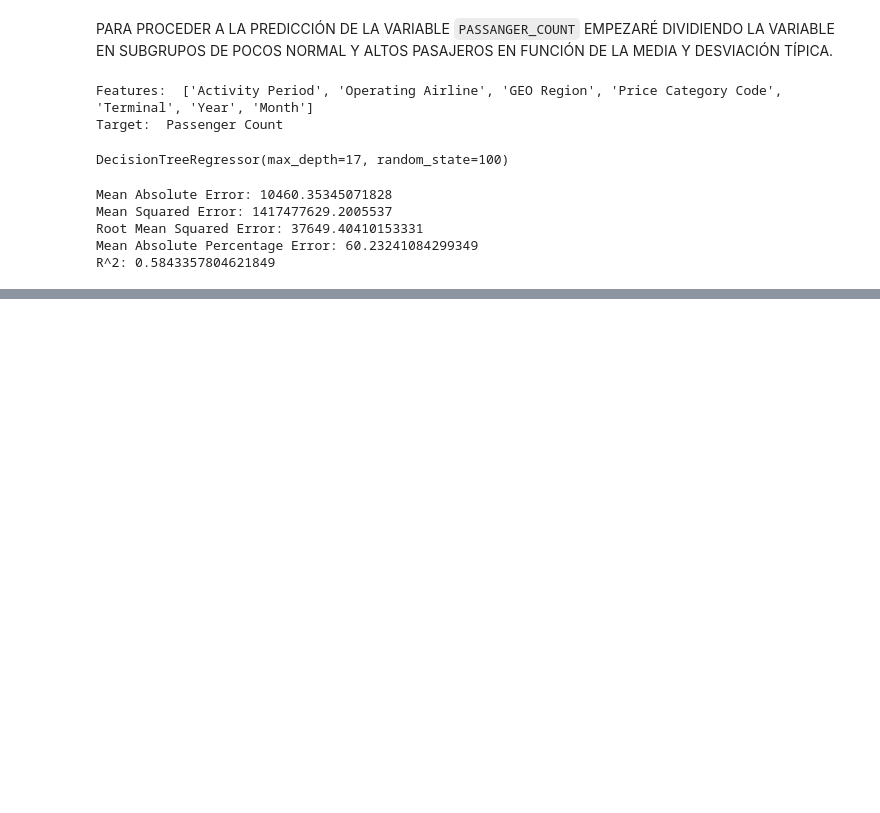
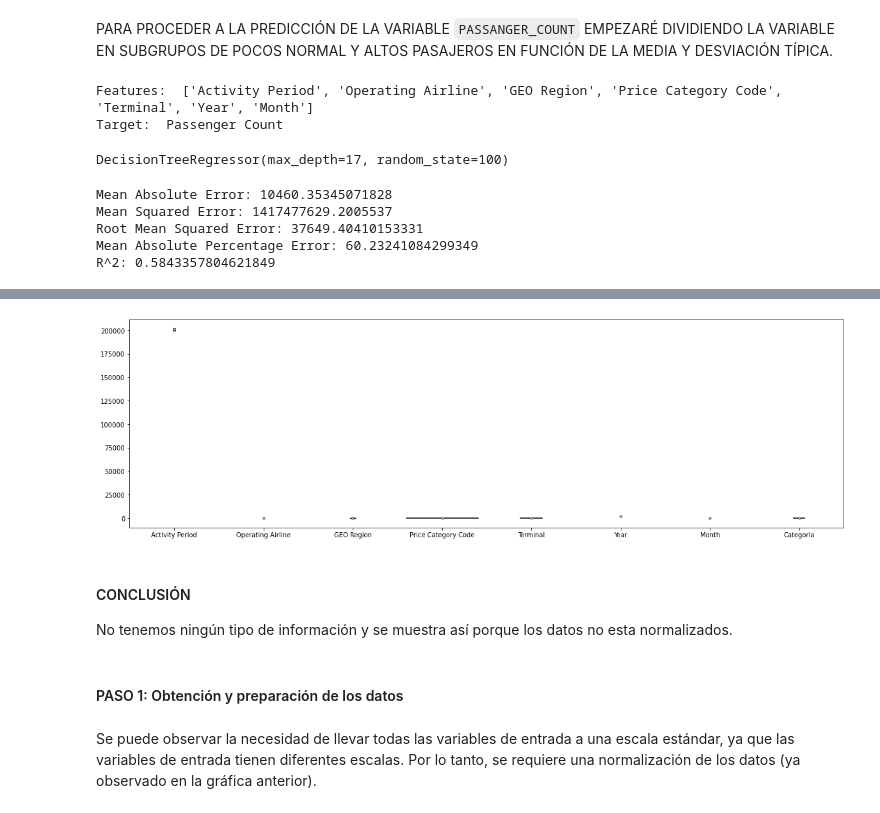
Before and after one commit to albabernal03/BD_proyecto_final, a Jupyter notebook: notebook/analisis.ipynb, the cells around one changed output, grey strips where cells are left out. Drawn from its saved outputs; the diff is of its cells as text; code cells hidden in the pictures; blank space fills up the shorter version.

```diff
--- a/notebook/analisis.ipynb
+++ b/notebook/analisis.ipynb
@@ -431,0 +453,30 @@ R^2: 0.5843357804621849
+# %%
+df_copy = df_encoded.copy()
+# %%
+import dask.dataframe as dd
+import numpy as np
+
+#Calculamos los percentiles de la columna 'Passenger Count'
+percentiles = df_copy['Passenger Count'].quantile([0.33, 0.66])
+
+#Creamos una función para asignar los valores a cada categoría
+def asignar_categorias(valor):
+    if valor < percentiles[0.33]:
+        return 1
+    elif valor < percentiles[0.66]:
+        return 2
+    else:
+        return 3
+
+#Creamos una nueva columna con los valores asignados
+df_copy['Categoria']=np.nan #Creamos una columna vacía
+#df_copy.loc[149,'Escenario'] = assign_scenario(df_copy.loc[149,'Passenger Count'])
+for i in range(len(df_copy)): #Recorremos el DataFrame
+    if i in df_copy.index: #Si el índice está en el DataFrame
+        df_copy.loc[i,'Categoria'] = asignar_categorias(df_copy.loc[i,'Passenger Count']) #Asignamos el valor a la nueva columna
+#df_copy.loc[0,'Escenario'] = 1
+# Eliminar la columna "Passenger Count"
+df_copy = df_copy.drop(['Passenger Count'], axis='columns')
+
+# Visualizar las primeras filas del DataFrame resultante
+df_copy.head(150)
@@ -431,0 +521,3 @@ R^2: 0.5843357804621849
+# %%
+df_copy = df_copy.dropna()
+df_copy.isnull().sum()
@@ -431,0 +534,12 @@ R^2: 0.5843357804621849
+# %%
+#Graficamos la distribucion de los valores originales
+plt.figure(figsize=(20, 6))
+sns.violinplot(data=df_copy, orient='v')
+plt.show()
+# %% [output]
+[figure, added]
+# %% [markdown]
+#### CONCLUSIÓN
+No tenemos ningún tipo de información y se muestra así porque los datos no esta normalizados.
+# %% [markdown]
+#### PASO 1: Obtención y preparación de los datos
@@ -431,0 +554,2 @@ R^2: 0.5843357804621849
+# %% [markdown]
+Se puede observar la necesidad de llevar todas las variables de entrada a una escala estándar, ya que las variables de entrada tienen diferentes escalas. Por lo tanto, se requiere una normalización de los datos (ya observado en la gráfica anterior).
```
Also changed, not shown: parts of 7 cells of this notebook.
